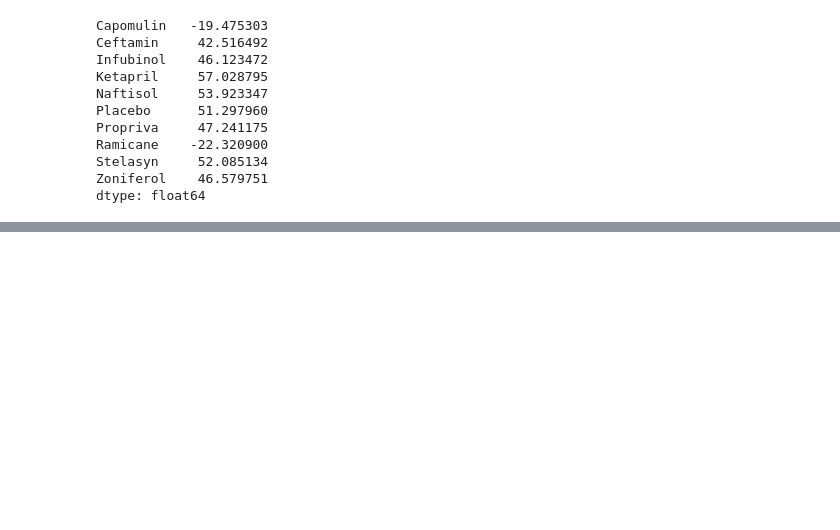
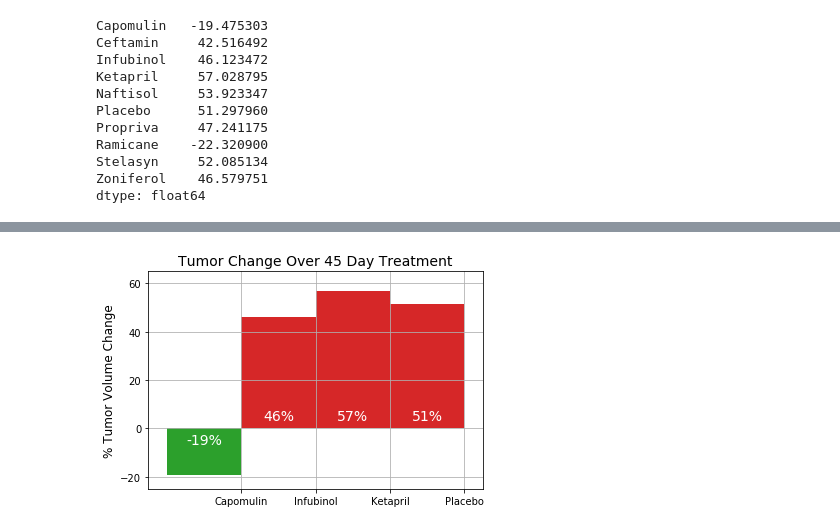
Before and after one commit to davidjaimes/anti-cancer-pharmaceutical-study, a Jupyter notebook: pymaceuticals.ipynb, the cells around one changed output, grey strips where cells are left out. Cells and saved outputs as stored; diff of their text form; code cells hidden in the pictures; blank space fills up the shorter version.

Commit message:
finish summary bar graph

```diff
--- a/pymaceuticals.ipynb
+++ b/pymaceuticals.ipynb
@@ -264,0 +246,28 @@ dtype: float64
+# %%
+# Splice the data between passing and failing drugs
+color = ['C2' if x < 0 else 'C3' for x in pct_change[drugs]]
+pct_change[drugs].plot(kind='bar', color=color, rot=0, width=1)
+
+# Orient widths. Add labels, tick marks, etc.
+plt.xticks([0.5, 1.5, 2.5, 3.5])
+plt.yticks(np.arange(-20, 70, 20))
+plt.ylim(-25, 65)
+plt.grid()
+plt.ylabel('% Tumor Volume Change', size=12)
+plt.title('Tumor Change Over 45 Day Treatment', size=14)
+
+# Use functions to label the percentages of changes
+xloc = [0, 1, 2, 3]
+yloc = [-5 if x < 0 else 5 for x in pct_change[drugs]]
+
+# Call functions to implement the function calls
+for x, y, p in zip(xloc, yloc, pct_change[drugs]):
+    plt.text(x, y, f'{p:.0f}%',
+             horizontalalignment='center',
+             verticalalignment='center',
+             color='w', size=14)
+
+# Save the Figure
+plt.savefig('change.png')
+# %% [output]
+[figure, added]
```
Also changed, not shown: parts of 2 cells of this notebook, 1 other file.
